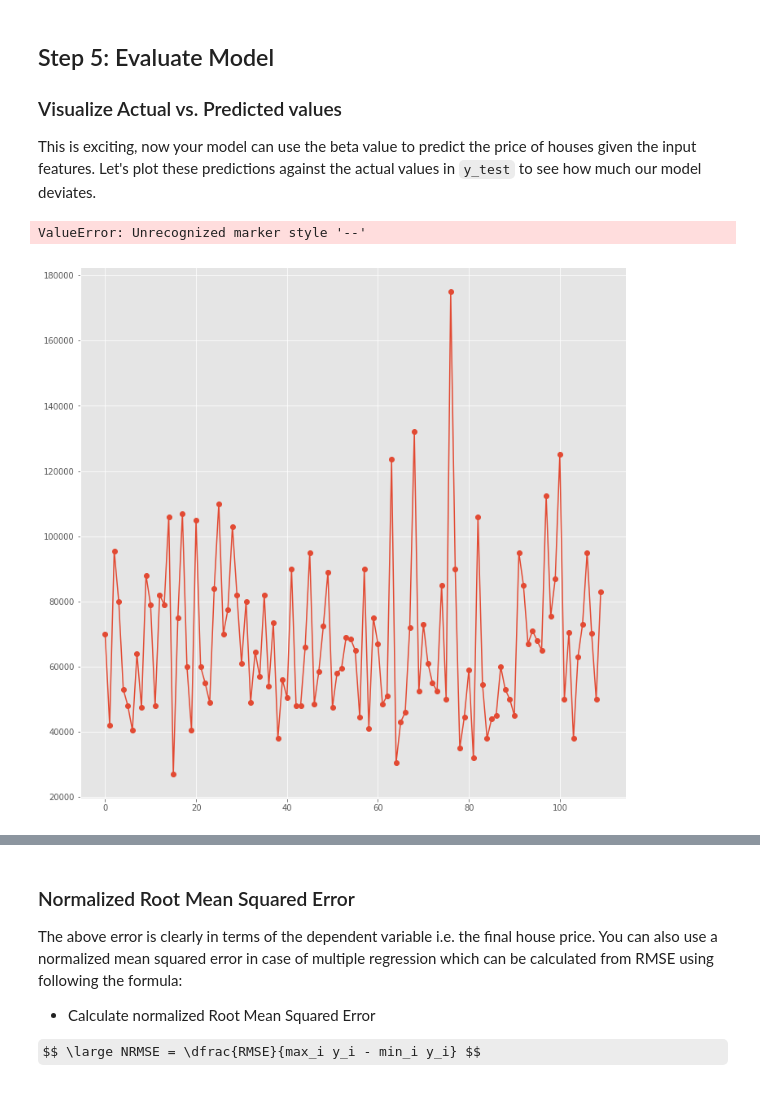
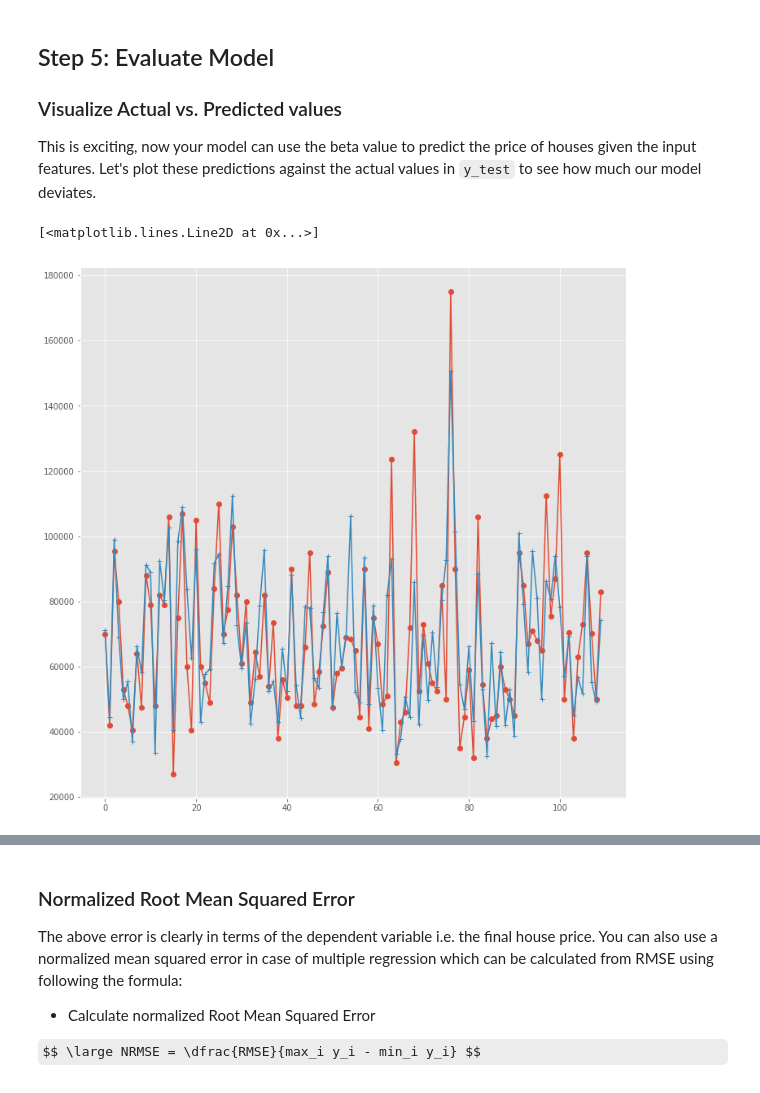
Before and after one commit to jmt0221/dsc-linalg-regression-lab-nyc-ds-082619, a Jupyter notebook: index.ipynb, the cells around one changed output, grey strips where cells are left out. Cells and saved outputs as stored; diff of their text form; code cells hidden in the pictures; some formulas as TeX source.

```diff
--- a/index.ipynb
+++ b/index.ipynb
@@ -190,10 +190,10 @@ plt.style.use('ggplot')
 # %%
 fig = plt.figure(figsize=(12,12))
 plt.plot(y_test,marker='o')
-plt.plot(y_pred, marker='--')
+plt.plot(y_pred, marker='+')
 # %% [output]
-ValueError: Unrecognized marker style '--'
+[<matplotlib.lines.Line2D at 0x...>]
-[figure, old version]
+[figure, new version]
 # %%
 # Plot predicted and actual values as line plots
 # %% [markdown]
```
